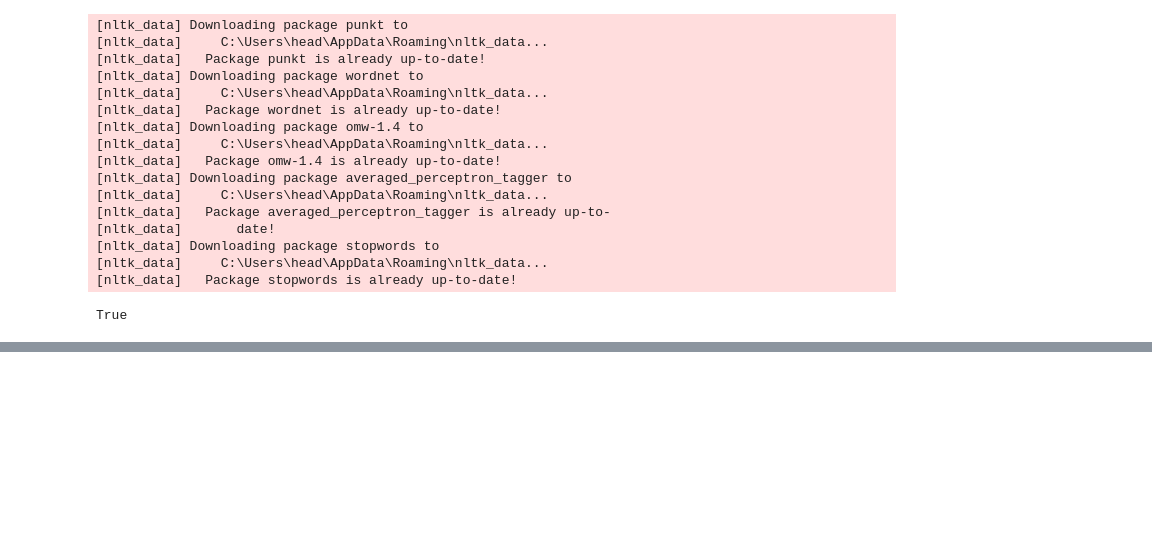
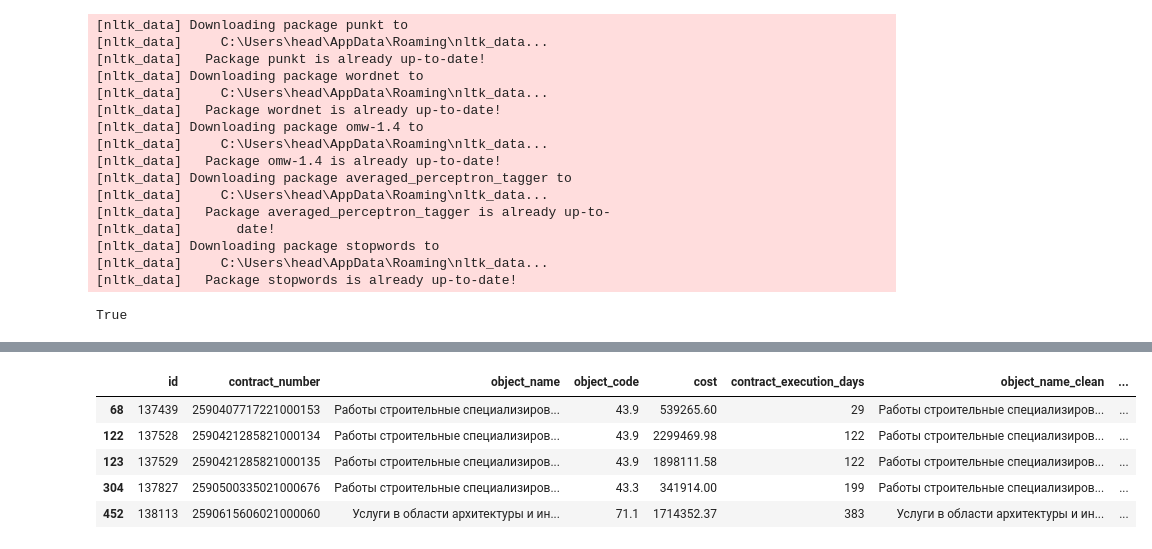
Before and after one commit to Thunderball78/bmstu, a Jupyter notebook: 3_step_nlp.ipynb, the cells around one changed output, grey strips where cells are left out. Drawn from its saved outputs; the diff is of its cells as text; code cells hidden in the pictures; blank space fills up the shorter version.

```diff
--- a/3_step_nlp.ipynb
+++ b/3_step_nlp.ipynb
@@ -306,5 +306,4 @@ class NLP:
     return self.df
 
 nlp = NLP(df)
-vectors = nlp.fit()
-vectors
+df_final = nlp.fit()
@@ -325 +310,10 @@ vectors
+# %%
+df_final.head()
+# %% [output]
+|  | id | contract_number | object_name | object_code | cost | contract_execution_days | object_name_clean | ... |
+| 68 | 137439 | 2590407717221000153 | Работы строительные специализиров... | 43.9 | 539265.60 | 29 | Работы строительные специализиров... | ... |
+| 122 | 137528 | 2590421285821000134 | Работы строительные специализиров... | 43.9 | 2299469.98 | 122 | Работы строительные специализиров... | ... |
+| 123 | 137529 | 2590421285821000135 | Работы строительные специализиров... | 43.9 | 1898111.58 | 122 | Работы строительные специализиров... | ... |
+| 304 | 137827 | 2590500335021000676 | Работы строительные специализиров... | 43.3 | 341914.00 | 199 | Работы строительные специализиров... | ... |
+| 452 | 138113 | 2590615606021000060 | Услуги в области архитектуры и ин... | 71.1 | 1714352.37 | 383 | Услуги в области архитектуры и ин... | ... |
 # %%
```
Also changed, not shown: parts of 3 cells of this notebook, 3 other files.
